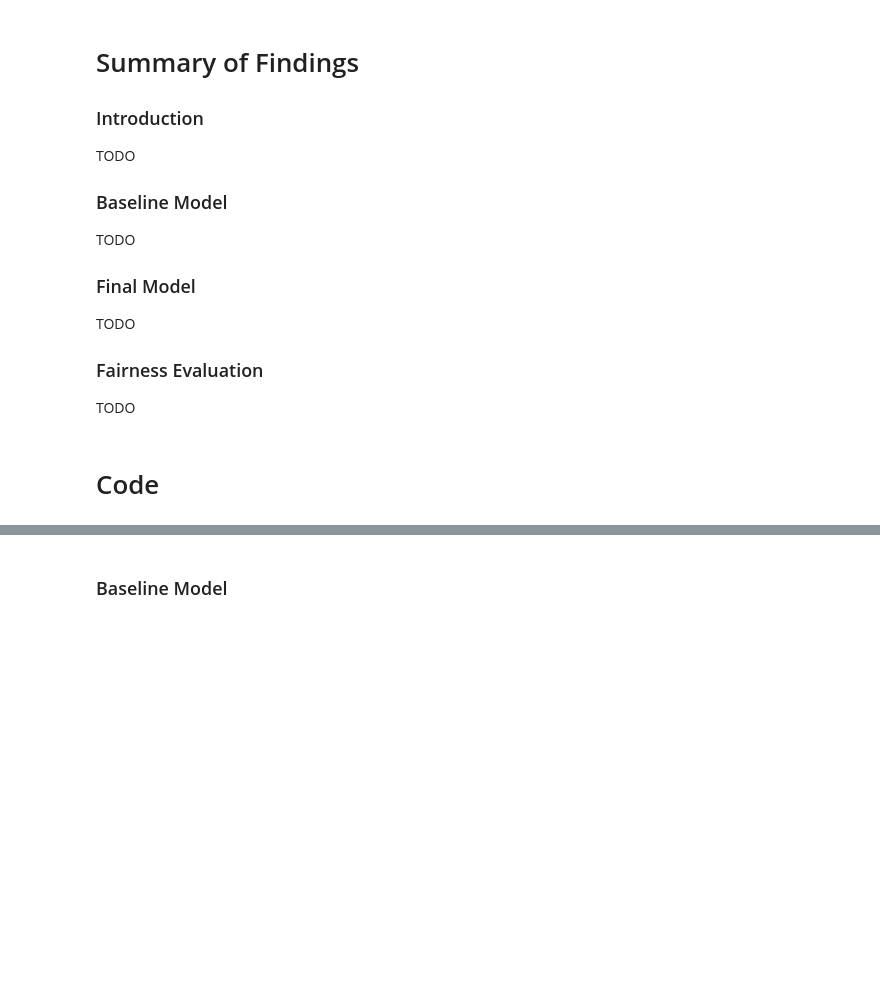
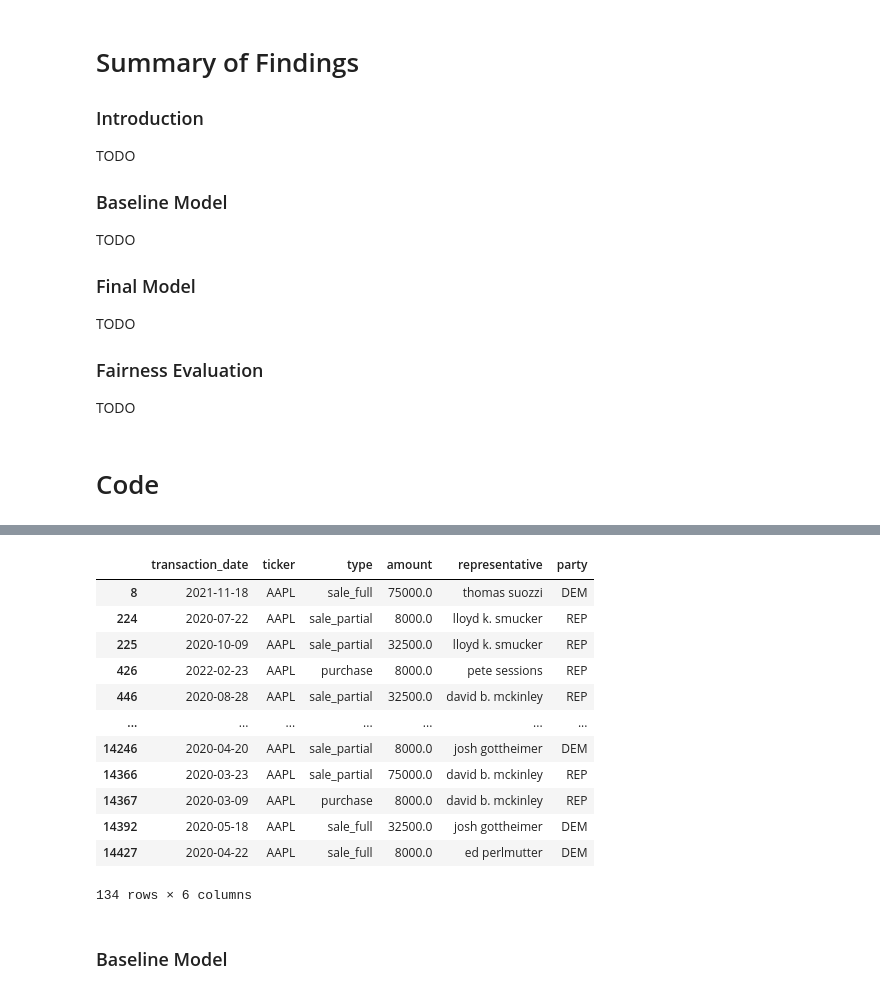
Before and after one commit to pemukl/dsc80-stock-prediction, a Jupyter notebook: stocks.ipynb, the cells around one changed output, grey strips where cells are left out. Cells and saved outputs as stored; diff of their text form; code cells hidden in the pictures; blank space fills up the shorter version.

```diff
--- a/stocks.ipynb
+++ b/stocks.ipynb
@@ -89,0 +74,3 @@ merge_parties()
+# %%
+data = merge_parties()
+data.head(10)
@@ -90,2 +89,20 @@ merge_parties()
+# %%
+apple_stocks = data[data["ticker"] == "AAPL"]
+apple_stocks = apple_stocks.dropna()
+apple_stocks
+# %% [output]
+|  | transaction_date | ticker | type | amount | representative | party |
+| 8 | 2021-11-18 | AAPL | sale_full | 75000.0 | thomas suozzi | DEM |
+| 224 | 2020-07-22 | AAPL | sale_partial | 8000.0 | lloyd k. smucker | REP |
+| 225 | 2020-10-09 | AAPL | sale_partial | 32500.0 | lloyd k. smucker | REP |
+| 426 | 2022-02-23 | AAPL | purchase | 8000.0 | pete sessions | REP |
+| 446 | 2020-08-28 | AAPL | sale_partial | 32500.0 | david b. mckinley | REP |
+| ... | ... | ... | ... | ... | ... | ... |
+| 14246 | 2020-04-20 | AAPL | sale_partial | 8000.0 | josh gottheimer | DEM |
+| 14366 | 2020-03-23 | AAPL | sale_partial | 75000.0 | david b. mckinley | REP |
+| 14367 | 2020-03-09 | AAPL | purchase | 8000.0 | david b. mckinley | REP |
+| 14392 | 2020-05-18 | AAPL | sale_full | 32500.0 | josh gottheimer | DEM |
+| 14427 | 2020-04-22 | AAPL | sale_full | 8000.0 | ed perlmutter | DEM |
+134 rows × 6 columns
 # %% [markdown]
 ### Baseline Model
```
Also changed, not shown: parts of 7 cells of this notebook.
